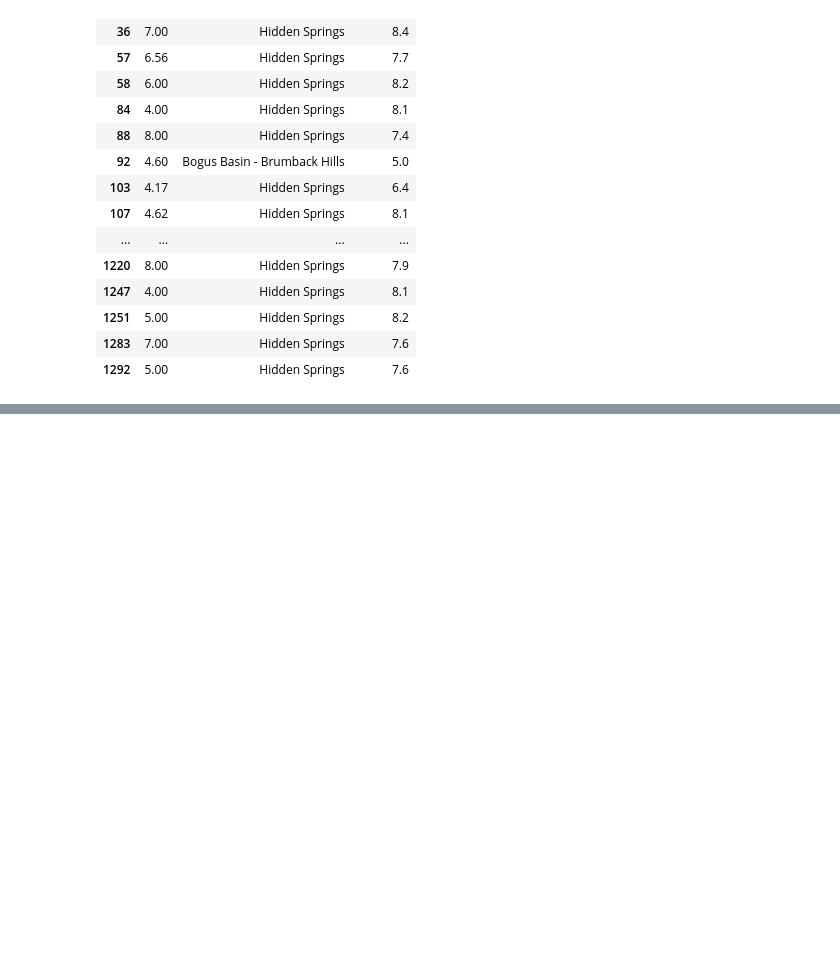
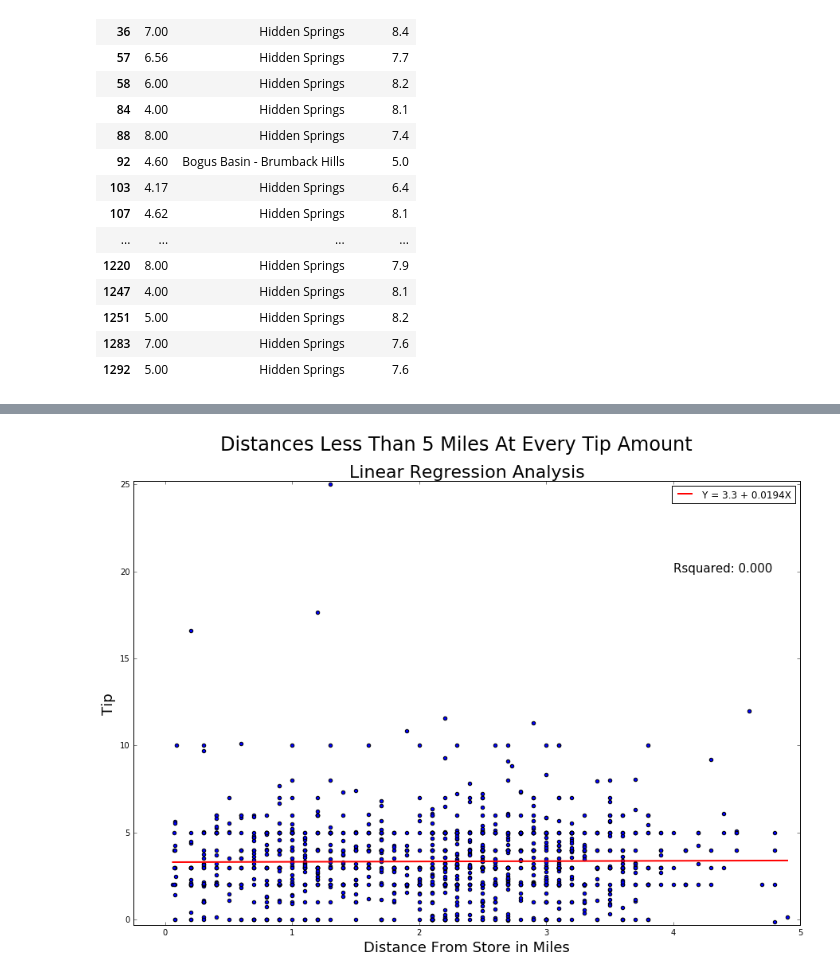
Before and after one commit to angelddaz/pizza_delivery, a Jupyter notebook: 001_pizza_jupyter_notebook.ipynb, the cells around one changed output, grey strips where cells are left out. Drawn from its saved outputs; the diff is of its cells as text; code cells hidden in the pictures; blank space fills up the shorter version.

```diff
--- a/001_pizza_jupyter_notebook.ipynb
+++ b/001_pizza_jupyter_notebook.ipynb
@@ -174,0 +273,27 @@ jupyter nbconvert --to pdf Untitled.pdf
+# %%
+filtered = data.loc[data['Distance']<5.00][['Tip', 'Distance']]
+
+lm = sm.ols(formula='Tip ~ Distance', data=filtered).fit()
+lm.params     #Intercept:3.3         #OrderAmount: 0.02
+
+X_new = pd.DataFrame({'Distance': [filtered.Distance.min(), filtered.Distance.max()]})
+X_new.head()
+
+preds = lm.predict(add_constant(X_new), transform=False)
+ax1 = filtered.plot(kind='scatter', x='Distance', y='Tip')
+ax1.text(4, 20, r'Rsquared: 0.000', fontsize=15)
+pl.xlim(-0.25, 5)
+pl.ylim(-0.30, 25.2)
+pl.ylabel('Tip', fontsize=18)
+pl.xlabel('Distance From Store in Miles', fontsize=18)
+#pl.xticks(min(X_new), max(X_new)+0.5, 1.0)
+pl.suptitle('Distances Less Than 5 Miles At Every Tip Amount', fontsize=24)
+pl.title('Linear Regression Analysis',fontsize=22)
+
+ax2 = pl.plot(X_new,preds, c='red', linewidth=2)
+pl.legend(ax2, ('Y = 3.3 + 0.0194X',), loc='best')         #Need a trailing comma in legend
+lm.summary()                            #so that it all displays.
+pl.rcParams['figure.figsize'] = (15, 10)
+pl.show()
+# %% [output]
+[figure, added]
```
Also changed, not shown: parts of 26 cells of this notebook.
